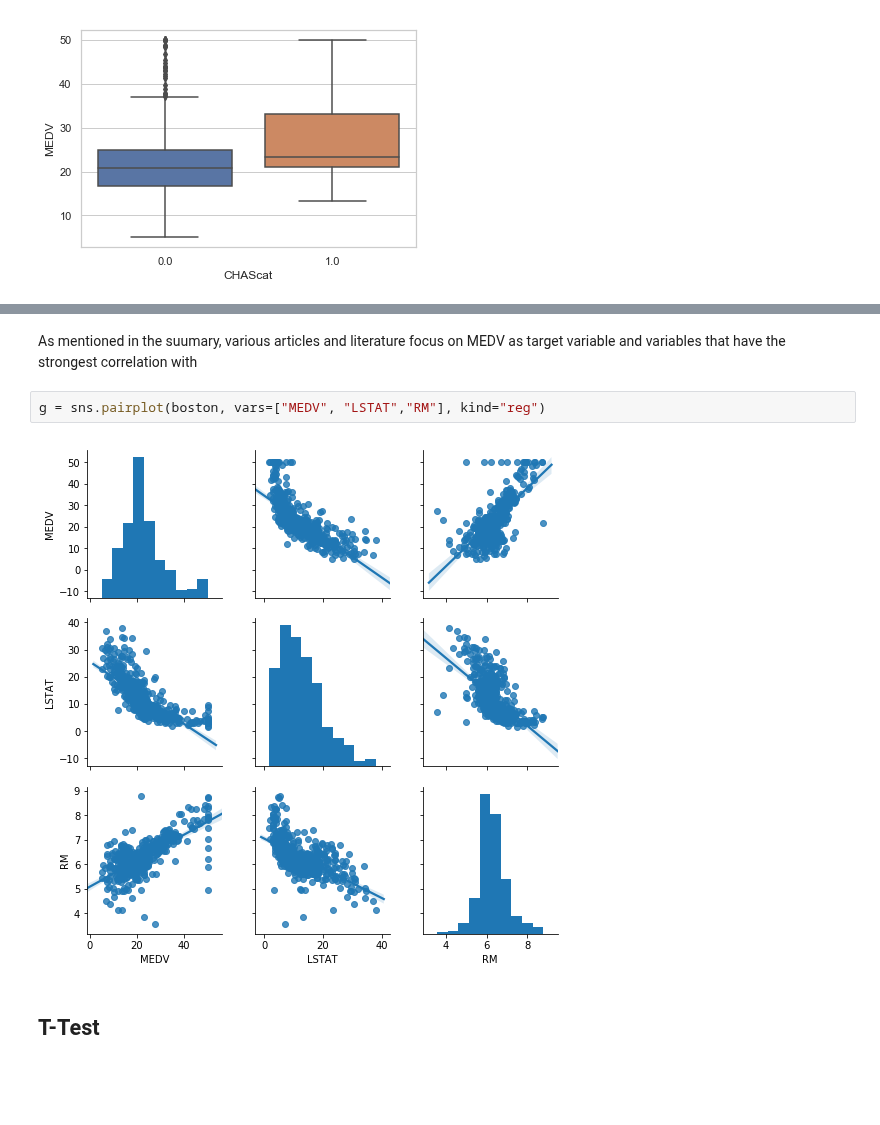
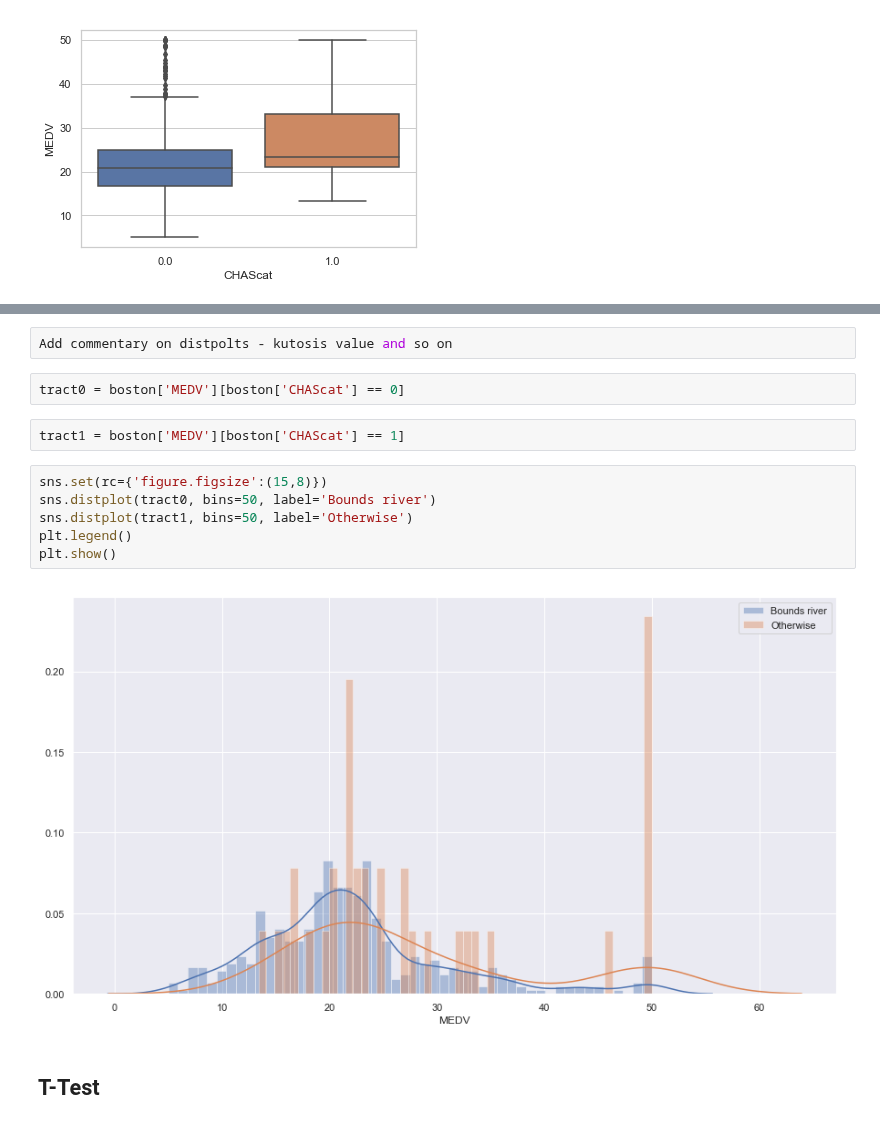
Before and after one commit to donalcarr/Machine-Learning-Assessment-2019, a Jupyter notebook: Machine Learning - Boston Housing Dataset.ipynb, the cells around one changed output, grey strips where cells are left out. Drawn from its saved outputs; the diff is of its cells as text; blank space fills up the shorter version.

```diff
--- a/Machine Learning - Boston Housing Dataset.ipynb
+++ b/Machine Learning - Boston Housing Dataset.ipynb
@@ -295,9 +351,17 @@ LSTAT (lowest status of the poulation) -0.74 and RM 0.7. A correlation can also
-# %% [markdown]
-As mentioned in the suumary, various articles and literature focus on MEDV as target variable and variables that have the strongest correlation with
-# %%
-g = sns.pairplot(boston, vars=["MEDV", "LSTAT","RM"], kind="reg")
-# %% [output]
-[figure, removed]
+# %%
+Add commentary on distpolts - kutosis value and so on
+# %%
+tract0 = boston['MEDV'][boston['CHAScat'] == 0]
+# %%
+tract1 = boston['MEDV'][boston['CHAScat'] == 1]
+# %%
+sns.set(rc={'figure.figsize':(15,8)})
+sns.distplot(tract0, bins=50, label='Bounds river')
+sns.distplot(tract1, bins=50, label='Otherwise')
+plt.legend()
+plt.show()
+# %% [output]
+[figure, added]
 # %% [markdown]
 ## T-Test
 # %% [markdown]
```
Also changed, not shown: parts of 36 cells of this notebook.
